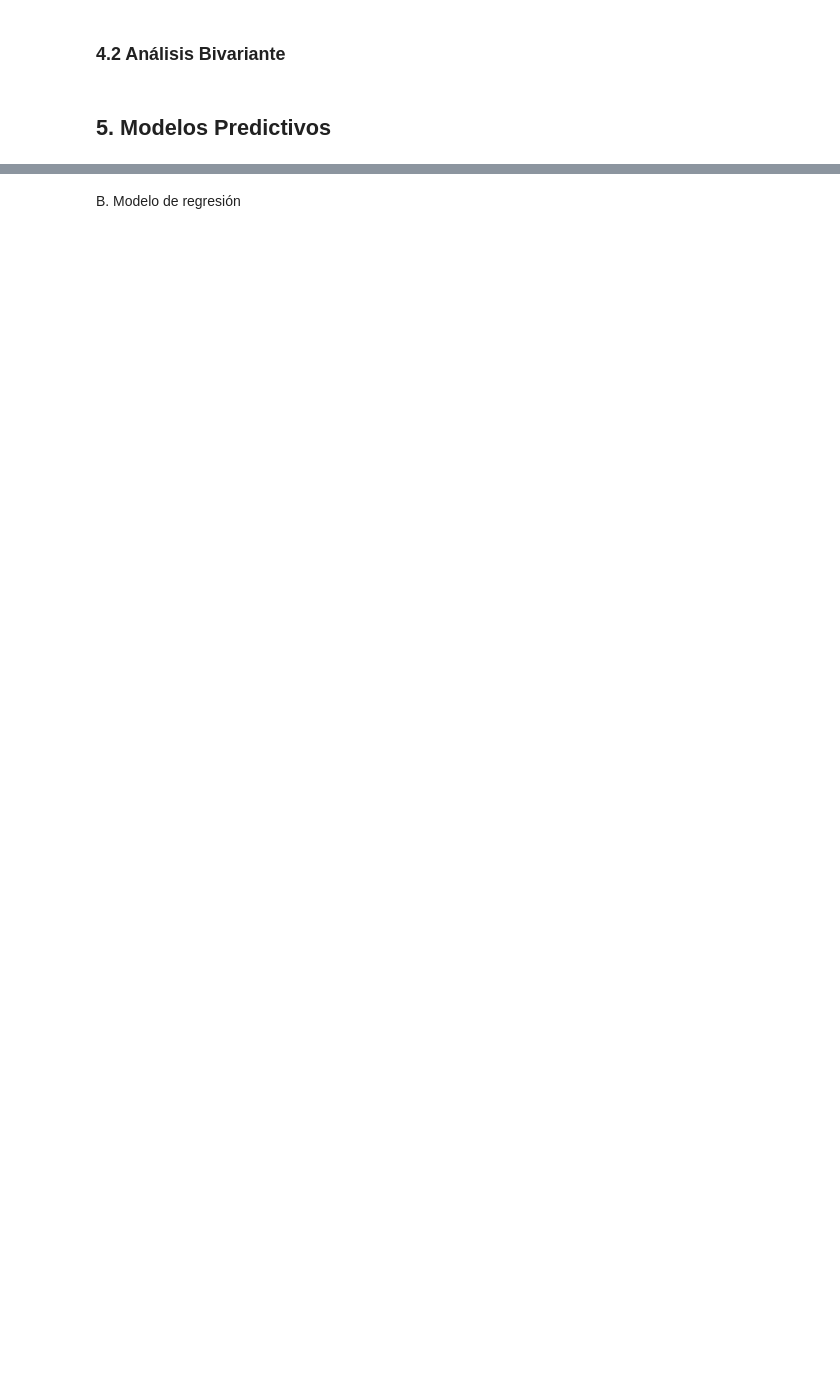
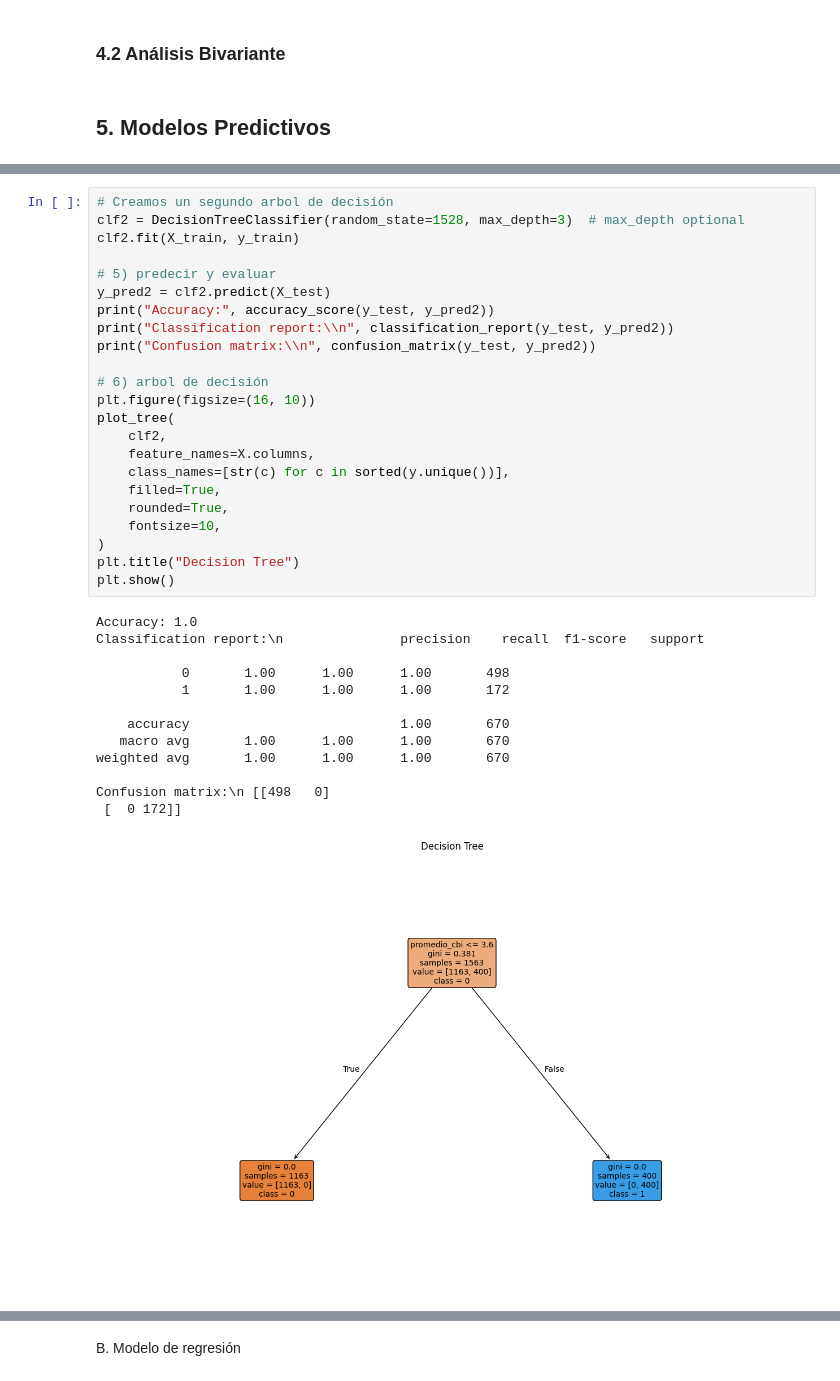
Before and after one commit to davidmejiacascante/next_a7, a Jupyter notebook: Asignatura7.ipynb, the cells around one changed output, grey strips where cells are left out. Drawn from its saved outputs; the diff is of its cells as text; blank space fills up the shorter version.

```diff
--- a/Asignatura7.ipynb
+++ b/Asignatura7.ipynb
@@ -224,0 +301,37 @@ for col in numeric_cols:
+# %%
+# Creamos un segundo arbol de decisión
+clf2 = DecisionTreeClassifier(random_state=1528, max_depth=3)  # max_depth optional
+clf2.fit(X_train, y_train)
+
+# 5) predecir y evaluar
+y_pred2 = clf2.predict(X_test)
+print("Accuracy:", accuracy_score(y_test, y_pred2))
+print("Classification report:\\n", classification_report(y_test, y_pred2))
+print("Confusion matrix:\\n", confusion_matrix(y_test, y_pred2))
+
+# 6) arbol de decisión
+plt.figure(figsize=(16, 10))
+plot_tree(
+    clf2,
+    feature_names=X.columns,
+    class_names=[str(c) for c in sorted(y.unique())],
+    filled=True,
+    rounded=True,
+    fontsize=10,
+)
+plt.title("Decision Tree")
+plt.show()
+# %% [output]
+Accuracy: 1.0
+Classification report:\n               precision    recall  f1-score   support
+
+           0       1.00      1.00      1.00       498
+           1       1.00      1.00      1.00       172
+
+    accuracy                           1.00       670
+   macro avg       1.00      1.00      1.00       670
+weighted avg       1.00      1.00      1.00       670
+
+Confusion matrix:\n [[498   0]
+ [  0 172]]
+[figure, added]
```
Also changed, not shown: parts of 21 cells of this notebook, 4 other files.
